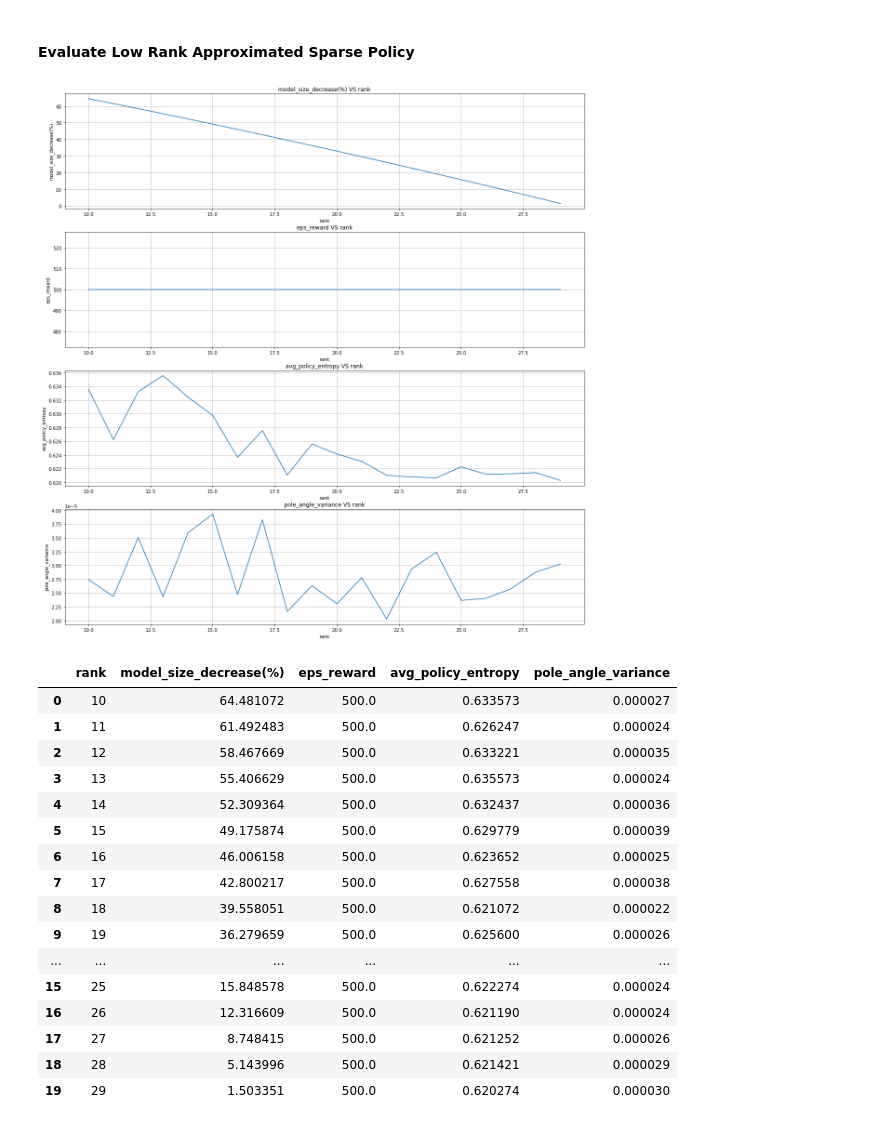
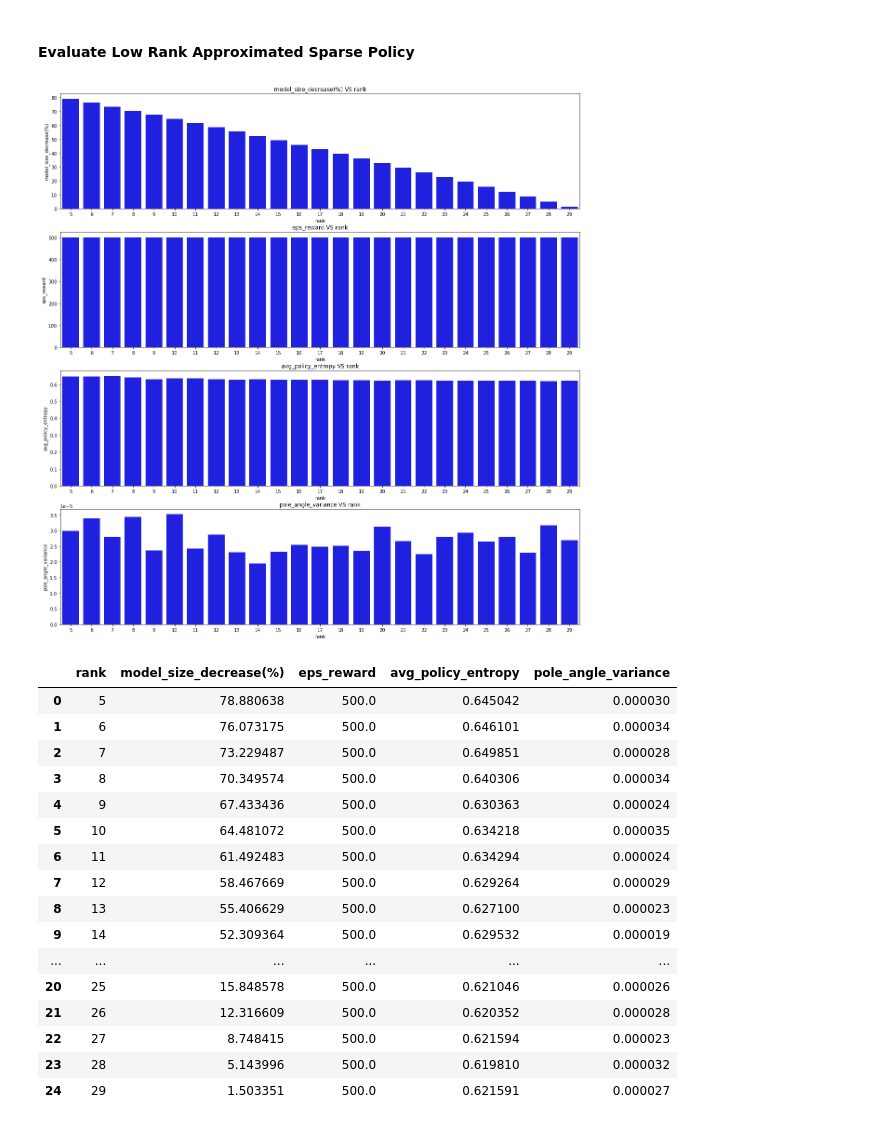
Before and after one commit to ches-001/Reinforcement-Learning-Policy-Sparsification-and-Decomposition, a Jupyter notebook: svd_dqn_policy.ipynb, the cells around one changed output. Cells and saved outputs as stored; diff of their text form; code cells hidden in the pictures.

Commit message:
result visualisation

```diff
--- a/svd_dqn_policy.ipynb
+++ b/svd_dqn_policy.ipynb
@@ -18,7 +18,10 @@ env = gym.make("CartPole-v1", render_mode="human")
 observation_space = env.observation_space._shape[0]
 action_space = env.action_space.n
 hidden_size = 128
-ranks = range(10, 30)
+ranks = range(5, 30)
+
+results_dir = "decomposition_results"
+os.makedirs(results_dir, exist_ok=True)
 # %% [markdown]
 # Low Rank Approximation of DQN Policies
 # %% [markdown]
@@ -212,43 +218,44 @@ Pole angle variance of policy: 2.95e-05 rads
 # %%
 result = dict()
 result["rank"] = []
 result["model_size_decrease(%)"] = []
 result["eps_reward"] = []
 result["avg_policy_entropy"] = []
 result["pole_angle_variance"] = []
 
 for rank in tqdm(ranks):
     lra_sparse_policy_agent, p = low_rank_approximate_policy(sparse_policy_agent, rank)
     eps_reward, avg_policy_entropy, pole_angle_variance = run_evaluation(lra_sparse_policy_agent, verbose=False)
 
     result["rank"].append(rank)
     result["model_size_decrease(%)"].append(p*100)
     result["eps_reward"].append(eps_reward)
     result["avg_policy_entropy"].append(avg_policy_entropy)
     result["pole_angle_variance"].append(pole_angle_variance)
 
 result = pd.DataFrame(result)
-plot_result_dataframe(result, x_axis="rank")
+plot_result_dataframe(result, x_axis="rank", plot_type="bar")
+result.to_csv(os.path.join(results_dir, "PPO_sparse_policy_decomposition.csv"), index=False)
 result
 # %% [output]
-[figure, old version]
+[figure, new version]
 |  | rank | model_size_decrease(%) | eps_reward | avg_policy_entropy | pole_angle_variance |
-| 0 | 10 | 64.481072 | 500.0 | 0.633573 | 0.000027 |
-| 1 | 11 | 61.492483 | 500.0 | 0.626247 | 0.000024 |
-| 2 | 12 | 58.467669 | 500.0 | 0.633221 | 0.000035 |
-| 3 | 13 | 55.406629 | 500.0 | 0.635573 | 0.000024 |
-| 4 | 14 | 52.309364 | 500.0 | 0.632437 | 0.000036 |
-| 5 | 15 | 49.175874 | 500.0 | 0.629779 | 0.000039 |
-| 6 | 16 | 46.006158 | 500.0 | 0.623652 | 0.000025 |
-| 7 | 17 | 42.800217 | 500.0 | 0.627558 | 0.000038 |
-| 8 | 18 | 39.558051 | 500.0 | 0.621072 | 0.000022 |
-| 9 | 19 | 36.279659 | 500.0 | 0.625600 | 0.000026 |
+| 0 | 5 | 78.880638 | 500.0 | 0.645042 | 0.000030 |
+| 1 | 6 | 76.073175 | 500.0 | 0.646101 | 0.000034 |
+| 2 | 7 | 73.229487 | 500.0 | 0.649851 | 0.000028 |
+| 3 | 8 | 70.349574 | 500.0 | 0.640306 | 0.000034 |
+| 4 | 9 | 67.433436 | 500.0 | 0.630363 | 0.000024 |
+| 5 | 10 | 64.481072 | 500.0 | 0.634218 | 0.000035 |
+| 6 | 11 | 61.492483 | 500.0 | 0.634294 | 0.000024 |
+| 7 | 12 | 58.467669 | 500.0 | 0.629264 | 0.000029 |
+| 8 | 13 | 55.406629 | 500.0 | 0.627100 | 0.000023 |
+| 9 | 14 | 52.309364 | 500.0 | 0.629532 | 0.000019 |
 | ... | ... | ... | ... | ... | ... |
-| 15 | 25 | 15.848578 | 500.0 | 0.622274 | 0.000024 |
-| 16 | 26 | 12.316609 | 500.0 | 0.621190 | 0.000024 |
-| 17 | 27 | 8.748415 | 500.0 | 0.621252 | 0.000026 |
-| 18 | 28 | 5.143996 | 500.0 | 0.621421 | 0.000029 |
-| 19 | 29 | 1.503351 | 500.0 | 0.620274 | 0.000030 |
+| 20 | 25 | 15.848578 | 500.0 | 0.621046 | 0.000026 |
+| 21 | 26 | 12.316609 | 500.0 | 0.620352 | 0.000028 |
+| 22 | 27 | 8.748415 | 500.0 | 0.621594 | 0.000023 |
+| 23 | 28 | 5.143996 | 500.0 | 0.619810 | 0.000032 |
+| 24 | 29 | 1.503351 | 500.0 | 0.621591 | 0.000027 |
 # %%
 del dense_policy_agent, sparse_policy_agent, lra_dense_policy_agent, lra_sparse_policy_agent, result
 gc.collect()
```
Also changed, not shown: parts of 3 cells of this notebook, 6 other files.
